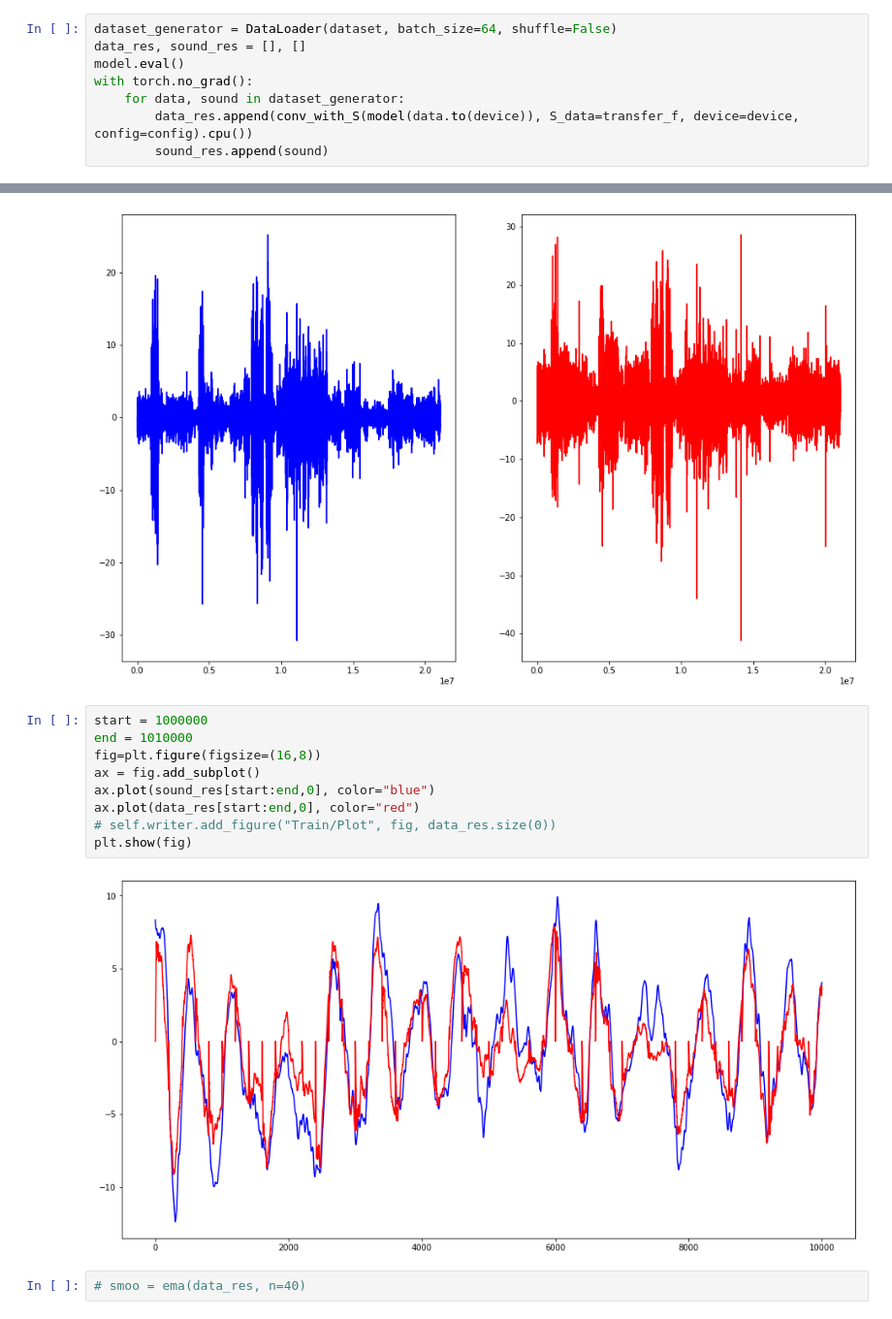
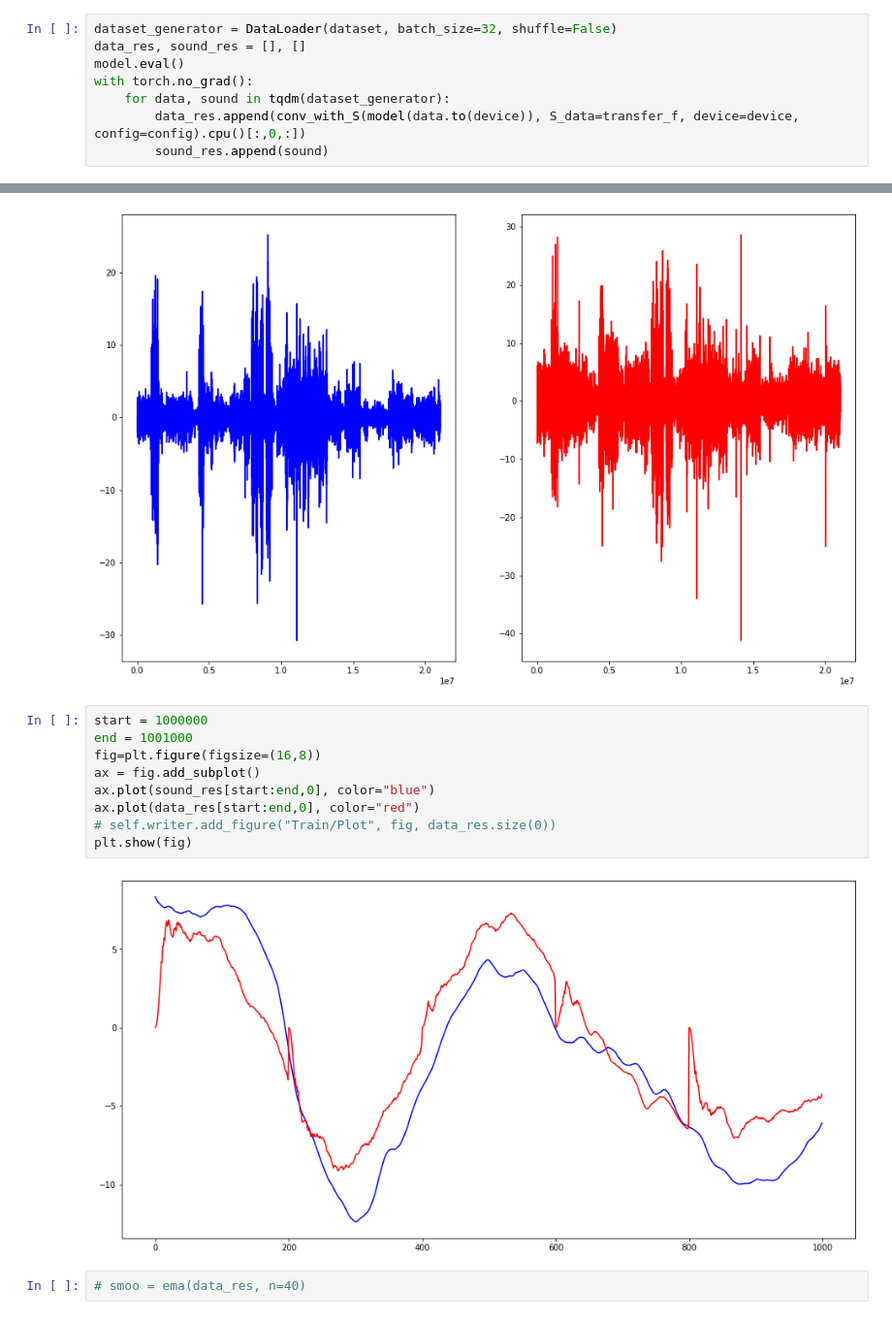
Before and after one commit to lsg1213/ai_model, a Jupyter notebook: pytorch/test_model/visualization.ipynb, the cells around one changed output, grey strips where cells are left out. Shown at 97% size. Drawn from its saved outputs; the diff is of its cells as text.

```diff
--- a/pytorch/test_model/visualization.ipynb
+++ b/pytorch/test_model/visualization.ipynb
@@ -61,12 +62,12 @@ model.load_state_dict(torch.load(modelsavepath)['model'])
 /home/skuser/ai_model/pytorch/test_model/model_save/CombineAutoencoder_sj_S_b200_d200_lat5_adam_0.001_decay0.7071_featurewav_future_diff/6_0.9055.pt
 <All keys matched successfully>
 # %%
-dataset_generator = DataLoader(dataset, batch_size=64, shuffle=False)
+dataset_generator = DataLoader(dataset, batch_size=32, shuffle=False)
 data_res, sound_res = [], []
 model.eval()
 with torch.no_grad():
-    for data, sound in dataset_generator:
-        data_res.append(conv_with_S(model(data.to(device)), S_data=transfer_f, device=device, config=config).cpu())
+    for data, sound in tqdm(dataset_generator):
+        data_res.append(conv_with_S(model(data.to(device)), S_data=transfer_f, device=device, config=config).cpu()[:,0,:])
         sound_res.append(sound)
 # %%
 from time import time
@@ -97,15 +96,15 @@ ax_lst[1].plot(np.arange(sound_res.size(0)), sound_res[:,0], color="red")
 [figure]
 # %%
 start = 1000000
-end = 1010000
+end = 1001000
 fig=plt.figure(figsize=(16,8))
 ax = fig.add_subplot()
 ax.plot(sound_res[start:end,0], color="blue")
 ax.plot(data_res[start:end,0], color="red")
 # self.writer.add_figure("Train/Plot", fig, data_res.size(0))
 plt.show(fig)
 # %% [output]
-[figure, old version]
+[figure, new version]
 # %%
 # smoo = ema(data_res, n=40)
 # %%
```
Also changed, not shown: parts of 2 cells of this notebook, 4 other files.
